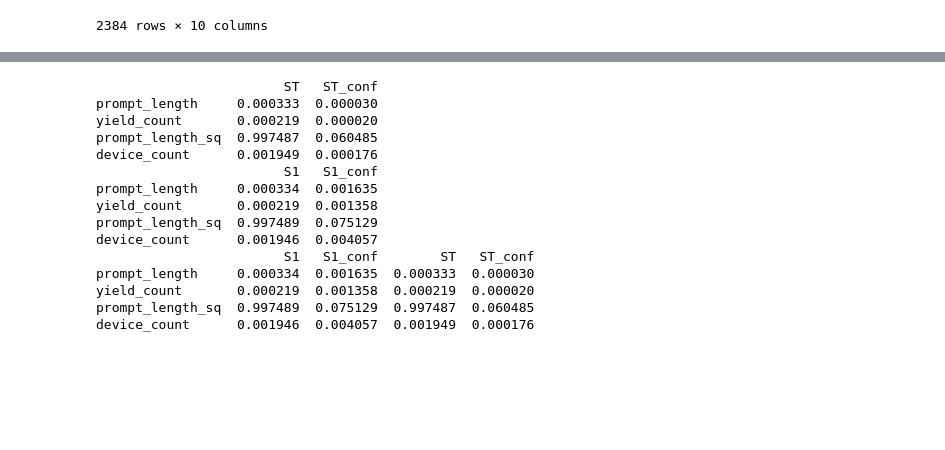
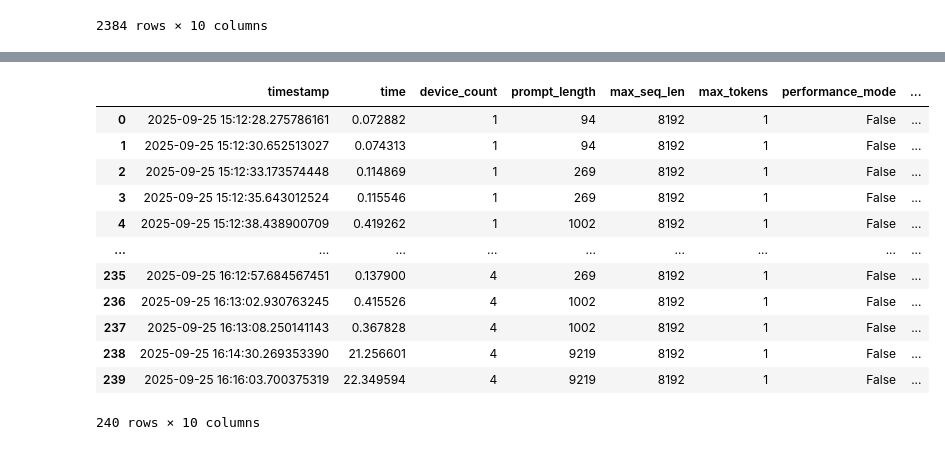
Before and after one commit to Dogacel/Uniference, a Jupyter notebook: notebooks/profiling_overhead_prefill.ipynb, the cells around one changed output, grey strips where cells are left out. Cells and saved outputs as stored; diff of their text form; code cells hidden in the pictures; blank space fills up the shorter version.

Commit message:
fix stability experiments

```diff
--- a/notebooks/profiling_overhead_prefill.ipynb
+++ b/notebooks/profiling_overhead_prefill.ipynb
@@ -237,50 +222,17 @@ dtype: float64
-# %%
-from SALib.sample import saltelli
-from SALib.analyze import sobol
-
-# Sobol sensitivity analysis requires the SALib library and a suitable problem definition.
-
-# Define the problem for SALib
-problem = {
-    'num_vars': X_raw.shape[1],
-    'names': list(X_raw.columns),
-    'bounds': [[float(X_raw[c].min()), float(X_raw[c].max())] for c in X_raw.columns]
-}
-
-# Generate samples
-param_values = saltelli.sample(problem, 1024, calc_second_order=False)
-
-# Fit a model to the original data
-lr = LinearRegression()
-lr.fit(X_raw, y)
-
-# Predict using the model for the sampled parameter values
-y_sobol = lr.predict(param_values)
-
-# Perform Sobol sensitivity analysis
-sobol_indices = sobol.analyze(problem, y_sobol, calc_second_order=False, print_to_console=True)
-
-# Display first-order and total-order indices
-sobol_df = pd.DataFrame({
-    'S1': sobol_indices['S1'],
-    'S1_conf': sobol_indices['S1_conf'],
-    'ST': sobol_indices['ST'],
-    'ST_conf': sobol_indices['ST_conf']
-}, index=problem['names'])
-print(sobol_df)
-# %% [output]
-                        ST   ST_conf
-prompt_length     0.000333  0.000030
-yield_count       0.000219  0.000020
-prompt_length_sq  0.997487  0.060485
-device_count      0.001949  0.000176
-                        S1   S1_conf
-prompt_length     0.000334  0.001635
-yield_count       0.000219  0.001358
-prompt_length_sq  0.997489  0.075129
-device_count      0.001946  0.004057
-                        S1   S1_conf        ST   ST_conf
-prompt_length     0.000334  0.001635  0.000333  0.000030
-yield_count       0.000219  0.001358  0.000219  0.000020
-prompt_length_sq  0.997489  0.075129  0.997487  0.060485
-device_count      0.001946  0.004057  0.001949  0.000176
+# %%
+data = pd.read_json("../results/bm_stability_prefill.json")
+data
+# %% [output]
+|  | timestamp | time | device_count | prompt_length | max_seq_len | max_tokens | performance_mode | ... |
+| 0 | 2025-09-25 15:12:28.275786161 | 0.072882 | 1 | 94 | 8192 | 1 | False | ... |
+| 1 | 2025-09-25 15:12:30.652513027 | 0.074313 | 1 | 94 | 8192 | 1 | False | ... |
+| 2 | 2025-09-25 15:12:33.173574448 | 0.114869 | 1 | 269 | 8192 | 1 | False | ... |
+| 3 | 2025-09-25 15:12:35.643012524 | 0.115546 | 1 | 269 | 8192 | 1 | False | ... |
+| 4 | 2025-09-25 15:12:38.438900709 | 0.419262 | 1 | 1002 | 8192 | 1 | False | ... |
+| ... | ... | ... | ... | ... | ... | ... | ... | ... |
+| 235 | 2025-09-25 16:12:57.684567451 | 0.137900 | 4 | 269 | 8192 | 1 | False | ... |
+| 236 | 2025-09-25 16:13:02.930763245 | 0.415526 | 4 | 1002 | 8192 | 1 | False | ... |
+| 237 | 2025-09-25 16:13:08.250141143 | 0.367828 | 4 | 1002 | 8192 | 1 | False | ... |
+| 238 | 2025-09-25 16:14:30.269353390 | 21.256601 | 4 | 9219 | 8192 | 1 | False | ... |
+| 239 | 2025-09-25 16:16:03.700375319 | 22.349594 | 4 | 9219 | 8192 | 1 | False | ... |
+240 rows × 10 columns
```
Also changed, not shown: parts of 7 cells of this notebook, 5 other files.
